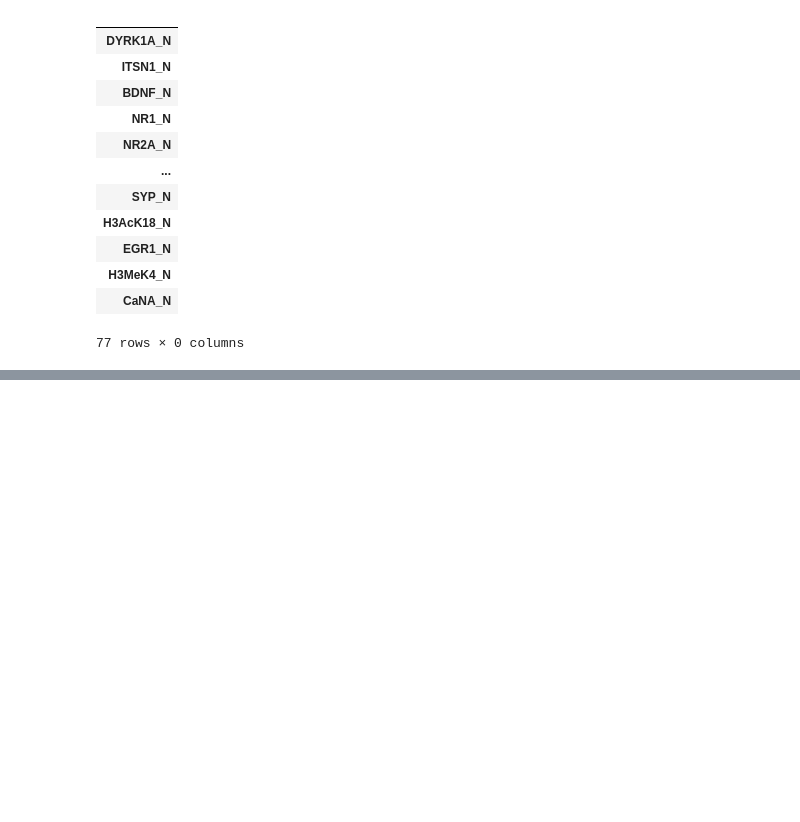
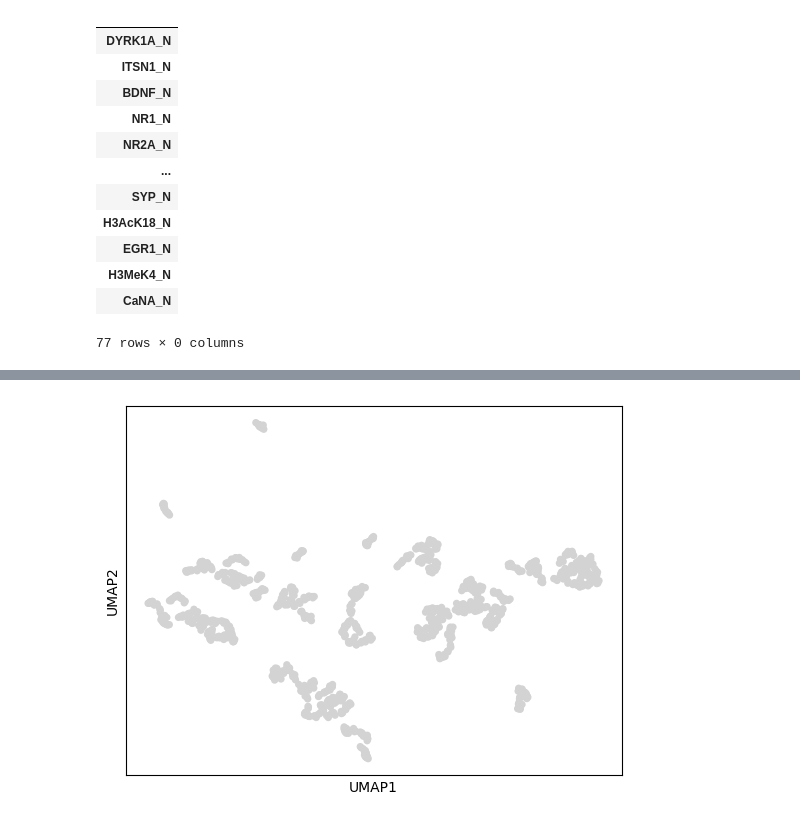
Before and after one commit to Neermita18/SystemsBiology, a Jupyter notebook: Mice_protein_expression.ipynb, the cells around one changed output, grey strips where cells are left out. Drawn from its saved outputs; the diff is of its cells as text; code cells hidden in the pictures; blank space fills up the shorter version.

```diff
--- a/Mice_protein_expression.ipynb
+++ b/Mice_protein_expression.ipynb
@@ -405,0 +439,4 @@ adata.var
+# %%
+sc.pl.umap(adata)
+# %% [output]
+[figure, added]
```
Also changed, not shown: parts of 13 cells of this notebook.
